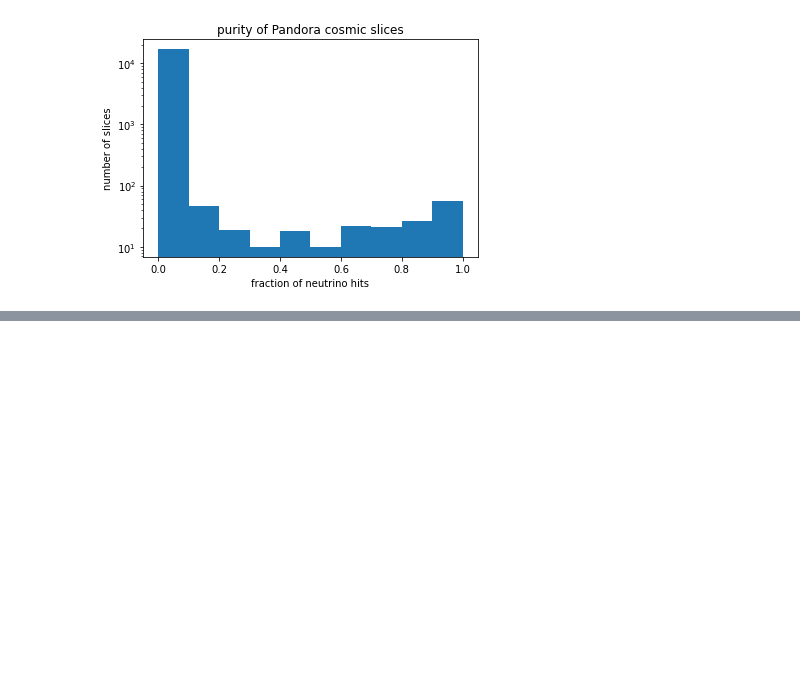
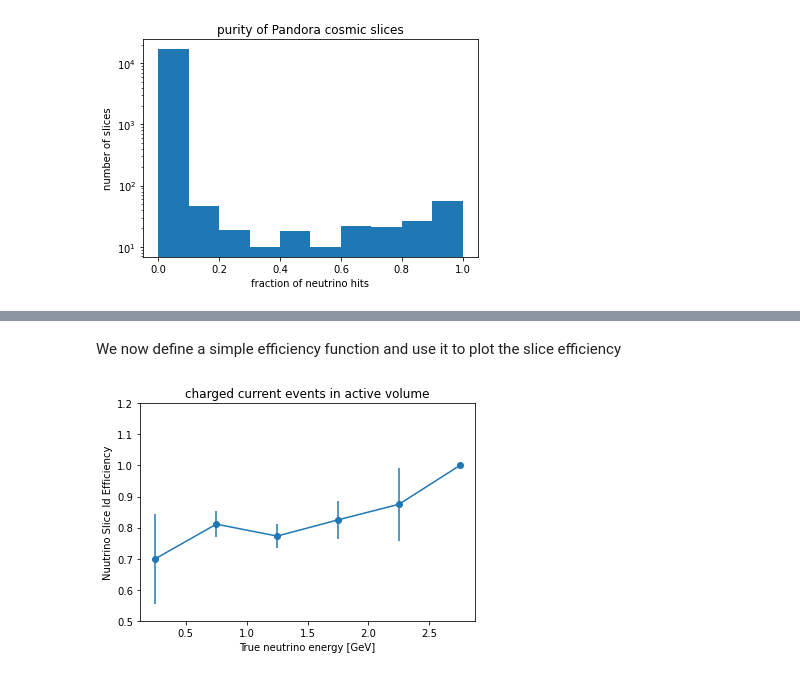
Before and after one commit to cerati/ubopendata, a Jupyter notebook: Pandora metrics.ipynb, the cells around one changed output, grey strips where cells are left out. Saved outputs shown, nothing was run; the diff lists cells and outputs as text; code cells hidden in the pictures; blank space fills up the shorter version.

```diff
--- a/Pandora metrics.ipynb
+++ b/Pandora metrics.ipynb
@@ -144,0 +150,3 @@ plt.show()
+# %%
+event = Table2DataFrame(f["event_table"])
+event
@@ -144,0 +169,5 @@ plt.show()
+# %%
+event = event.merge(primary.query('pdg==12 or pdg==14'), on=["run","sub","evt"], how='left')
+event['pdg'] = event['pdg'].fillna(-1)
+event['inActiveVol'] = event.apply(lambda x: isPosInActiveVolume(x.nu_vtx_0, x.nu_vtx_1, x.nu_vtx_2), axis=1)
+event
@@ -144,0 +188,35 @@ plt.show()
+# %% [markdown]
+We now define a simple efficiency function and use it to plot the slice efficiency
+# %%
+def Eff(df,var,query,acceptance,bin_edges,absval=False):
+    bin_centers = 0.5*(bin_edges[1:]+bin_edges[:-1])
+    bins = []
+    bin_eff = []
+    bin_err = []
+    for i in range(len(bin_centers)):
+        binmin = bin_edges[i]
+        binmax = bin_edges[i+1]
+        bincut = '%s > %f and %s < %f'%(var,binmin,var,binmax)
+        if (absval == True):
+            bincut = '(%s > %f and %s < %f) or (%s > -%f and %s < -%f)'%(var,binmin,var,binmax,var,binmax,var,binmin)
+        if (acceptance != ''): bincut += ' and %s'%acceptance
+        df_tmp =  df.query(bincut) # cut on bin range for desired var.
+        df_sub = df_tmp.query(query) # apply constrain
+        if (df_tmp.shape[0] == 0): continue
+        eff = df_sub.shape[0] / float( df_tmp.shape[0] )
+        err = np.sqrt( eff*(1-eff)/df_tmp.shape[0] )
+        bin_eff.append( eff )
+        bin_err.append( err )
+        bins.append(bin_centers[i])
+    return np.array(bins),np.array(bin_eff),np.array(bin_err)
+
+bin_edges = np.linspace(0,3,7)
+centers,vals,errs = Eff(event,'nu_energy','pdg>0','is_cc==1 and inActiveVol==True',bin_edges)
+plt.errorbar(centers,vals,yerr=errs,fmt='o-')
+plt.xlabel('True neutrino energy [GeV]')
+plt.ylabel('Nuutrino Slice Id Efficiency')
+plt.title('charged current events in active volume')
+plt.ylim(0.5,1.2)
+plt.show()
+# %% [output]
+[figure, added]
```
Also changed, not shown: parts of 24 cells of this notebook.
